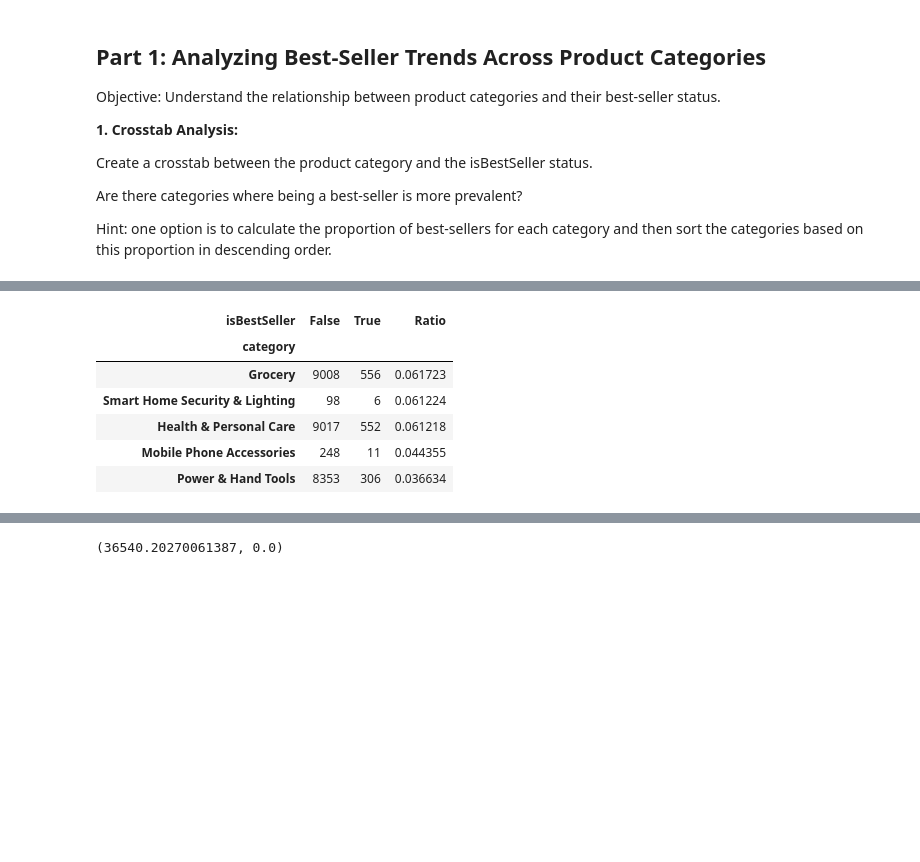
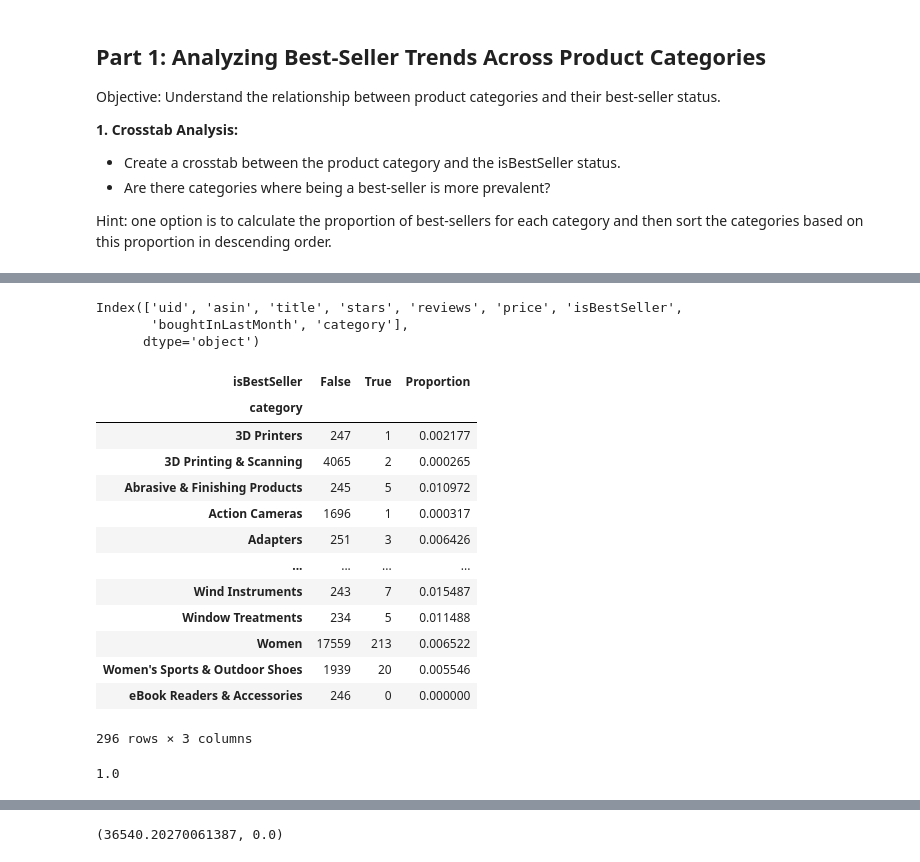
Before and after one commit to johannapfeil/lab-eda-univariate, a Jupyter notebook: univariate_analysis.ipynb, the cells around one changed output, grey strips where cells are left out. Saved outputs shown, nothing was run; the diff lists cells and outputs as text; code cells hidden in the pictures; blank space fills up the shorter version.

```diff
--- a/univariate_analysis.ipynb
+++ b/univariate_analysis.ipynb
@@ -4,9 +4,8 @@ Objective: Understand the relationship between product categories and their best
 
 **1. Crosstab Analysis:**
 
-Create a crosstab between the product category and the isBestSeller status.
-
-Are there categories where being a best-seller is more prevalent?
+- Create a crosstab between the product category and the isBestSeller status.
+- Are there categories where being a best-seller is more prevalent?
 
 Hint: one option is to calculate the proportion of best-sellers for each category and then sort the categories based on this proportion in descending order.
 # %%
@@ -27,16 +26,33 @@ df.head()
 | 2 | 3 | B09B8YWXDF | Echo Dot (5th generation, 2022 re... | 4.7 | 15308 | 21.99 | False | 0 | Hi-Fi Speakers |
 | 3 | 4 | B09B8T5VGV | Echo Dot with clock (5th generati... | 4.7 | 7205 | 31.99 | False | 0 | Hi-Fi Speakers |
 | 4 | 5 | B09WX6QD65 | Introducing Echo Pop | Full sound... | 4.6 | 1881 | 17.99 | False | 0 | Hi-Fi Speakers |
+# %%
+df.columns
+# %% [output]
+Index(['uid', 'asin', 'title', 'stars', 'reviews', 'price', 'isBestSeller',
+       'boughtInLastMonth', 'category'],
+      dtype='object')
 # %%
 cbt = pd.crosstab(df["category"],df['isBestSeller'])
-cbt_copy = cbt.copy()
-cbt_copy['Ratio'] = cbt[True] / cbt[False]
-cbt_copy.sort_values(by = 'Ratio', ascending = False).head()
+cbt['Proportion'] = (cbt[True] / cbt[False]) # proportion of bestsellers for each category (unnormalized)
+cbt['Proportion'] = cbt['Proportion'] / cbt['Proportion'].sum()
+cbt
 # %% [output]
-| isBestSeller | False | True | Ratio |
+| isBestSeller | False | True | Proportion |
 | category |  |  |  |
-| Grocery | 9008 | 556 | 0.061723 |
-| Smart Home Security & Lighting | 98 | 6 | 0.061224 |
-| Health & Personal Care | 9017 | 552 | 0.061218 |
-| Mobile Phone Accessories | 248 | 11 | 0.044355 |
-| Power & Hand Tools | 8353 | 306 | 0.036634 |
+| 3D Printers | 247 | 1 | 0.002177 |
+| 3D Printing & Scanning | 4065 | 2 | 0.000265 |
+| Abrasive & Finishing Products | 245 | 5 | 0.010972 |
+| Action Cameras | 1696 | 1 | 0.000317 |
+| Adapters | 251 | 3 | 0.006426 |
+| ... | ... | ... | ... |
+| Wind Instruments | 243 | 7 | 0.015487 |
+| Window Treatments | 234 | 5 | 0.011488 |
+| Women | 17559 | 213 | 0.006522 |
+| Women's Sports & Outdoor Shoes | 1939 | 20 | 0.005546 |
+| eBook Readers & Accessories | 246 | 0 | 0.000000 |
+296 rows × 3 columns
+# %%
+cbt['Proportion'].sum() # check whether the sum equals 1
+# %% [output]
+1.0
```
Also changed, not shown: parts of 9 cells of this notebook.
